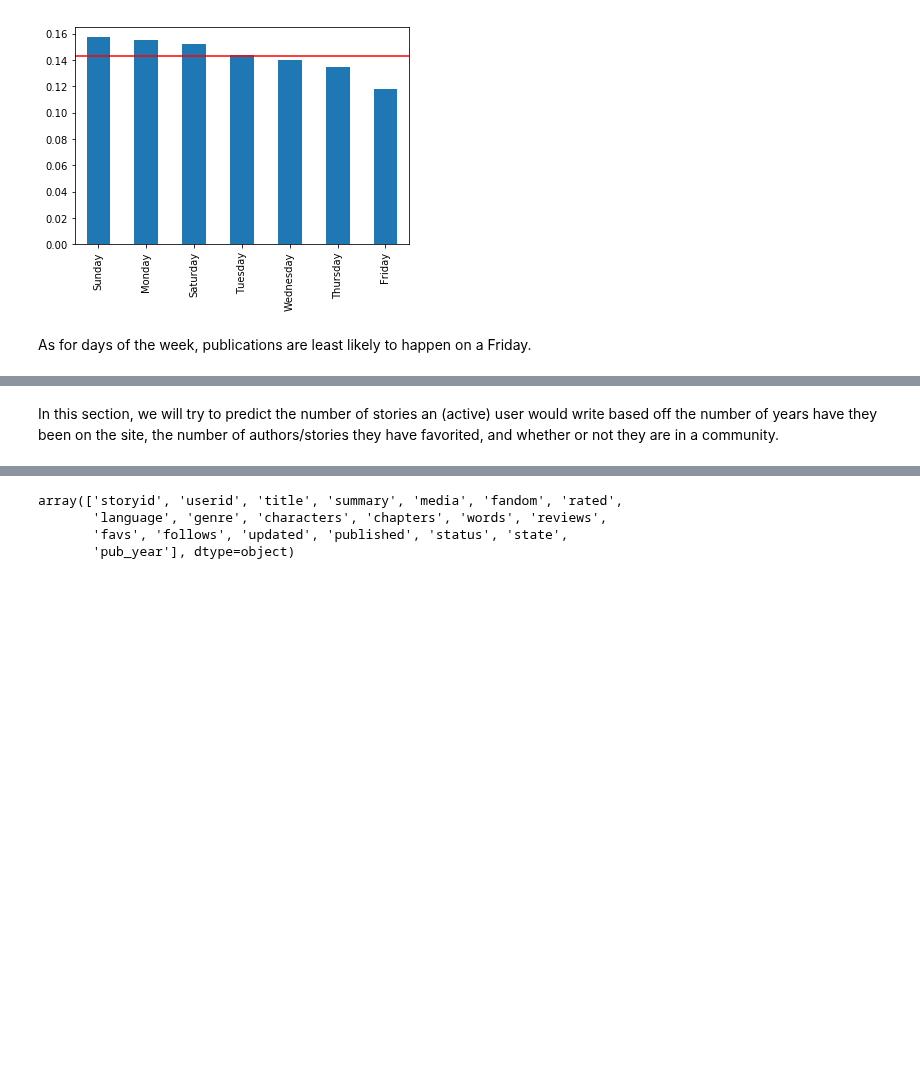
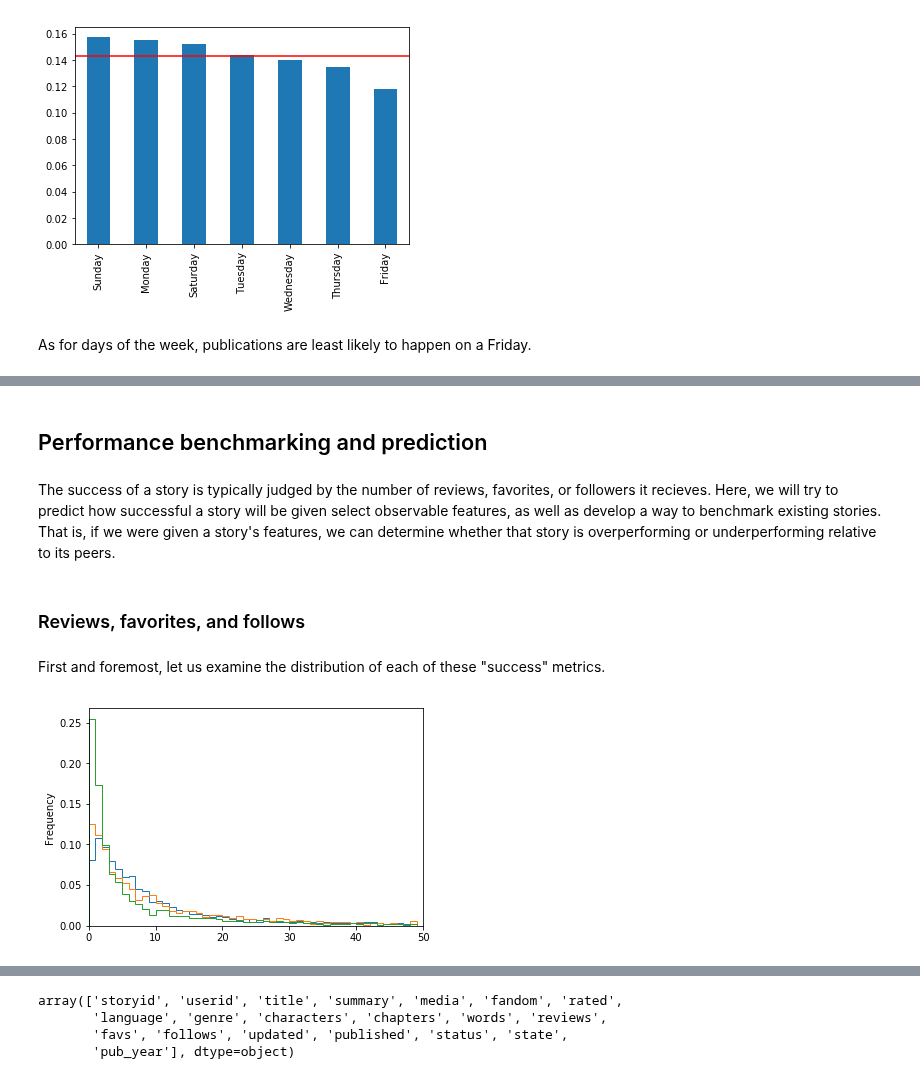
Before and after one commit to lily-tian/fanfictionstatistics, a Jupyter notebook: story_analysis.ipynb, the cells around one changed output, grey strips where cells are left out. Cells and saved outputs as stored; diff of their text form; code cells hidden in the pictures; blank space fills up the shorter version.

Commit message:
Updated story analysis

```diff
--- a/story_analysis.ipynb
+++ b/story_analysis.ipynb
@@ -300,2 +286,22 @@ As for days of the week, publications are least likely to happen on a Friday.
-# %% [markdown]
-In this section, we will try to predict the number of stories an (active) user would write based off the number of years have they been on the site, the number of authors/stories they have favorited, and whether or not they are in a community.
+# %% [markdown]
+## Performance benchmarking and prediction
+# %% [markdown]
+The success of a story is typically judged by the number of reviews, favorites, or followers it recieves. Here, we will try to predict how successful a story will be given select observable features, as well as develop a way to benchmark existing stories. That is, if we were given a story's features, we can determine whether that story is overperforming or underperforming relative to its peers.
+# %% [markdown]
+### Reviews, favorites, and follows
+# %% [markdown]
+First and foremost, let us examine the distribution of each of these "success" metrics.
+# %%
+# examines distribution of number of words
+
+df_online['reviews'].fillna(0).plot.hist(normed=True,
+                                         bins=np.arange(0, 50, 1), histtype='step')
+df_online['favs'].fillna(0).plot.hist(normed=True,
+                                         bins=np.arange(0, 50, 1), histtype='step')
+df_online['follows'].fillna(0).plot.hist(normed=True,
+                                         bins=np.arange(0, 50, 1), histtype='step')
+plt.xlim(0,50)
+
+plt.show()
+# %% [output]
+[figure, added]
```
Also changed, not shown: parts of 3 cells of this notebook, 1 other file.
